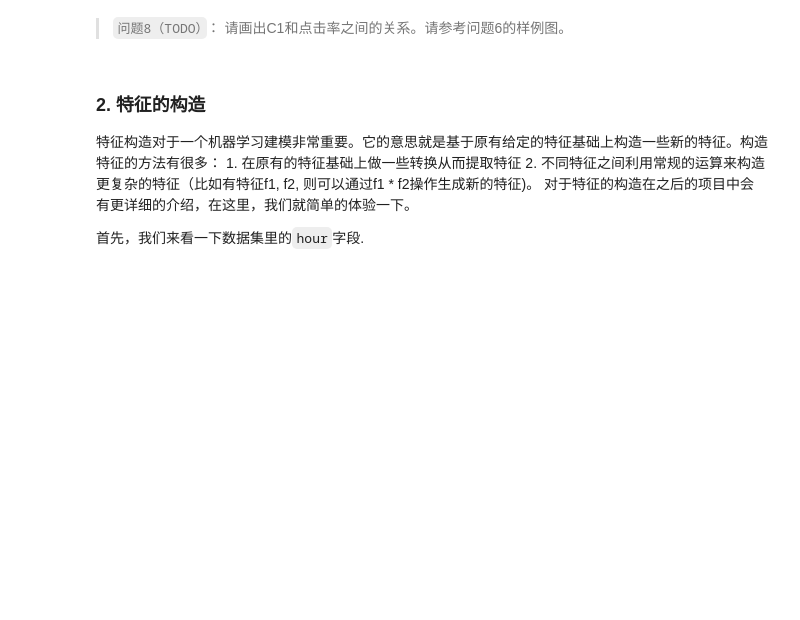
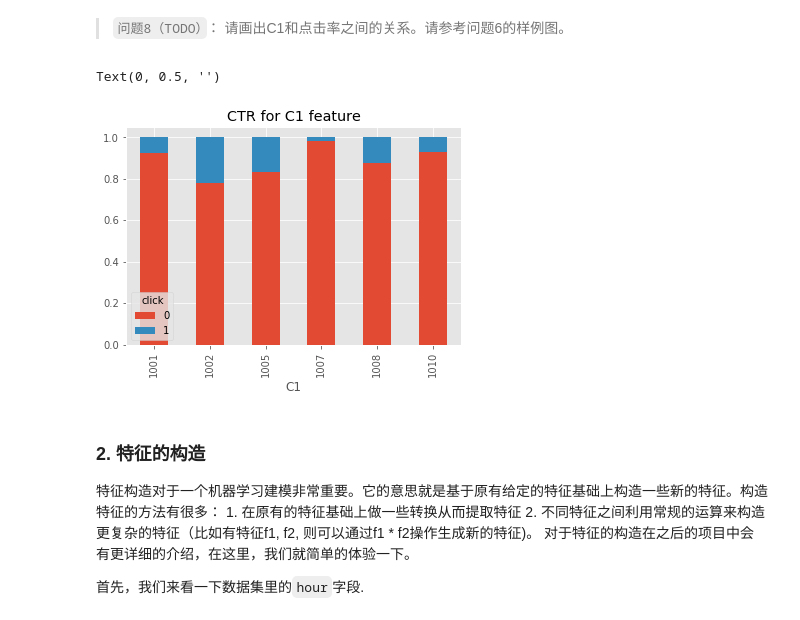
Before and after one commit to lishuai1022/machine_learning, a Jupyter notebook: projects-ch8-ad/starter_code.ipynb, the cells around one changed output. Cells and saved outputs as stored; diff of their text form; code cells hidden in the pictures; blank space fills up the shorter version.

```diff
--- a/projects-ch8-ad/starter_code.ipynb
+++ b/projects-ch8-ad/starter_code.ipynb
@@ -193,3 +276,14 @@ data_df[c_features].astype('object').describe()
+# %%
+# TODO: 画如上所要求的图
+table=pd.crosstab(data_df.C1,data_df.click)
+table.div(table.sum(1).astype(float), axis=0).plot(kind='bar', stacked=True)
+plt.title('CTR for C1 feature')
+plt.xlabel('C1')
+plt.ylabel('')
+# plt.savefig('purchase_vs_job')
+# %% [output]
+Text(0, 0.5, '')
+[figure, added]
 # %% [markdown]
 ### 2. 特征的构造
 特征构造对于一个机器学习建模非常重要。它的意思就是基于原有给定的特征基础上构造一些新的特征。构造特征的方法有很多： 1. 在原有的特征基础上做一些转换从而提取特征 2. 不同特征之间利用常规的运算来构造更复杂的特征（比如有特征f1, f2, 则可以通过f1 * f2操作生成新的特征)。
```
Also changed, not shown: parts of 26 cells of this notebook.
